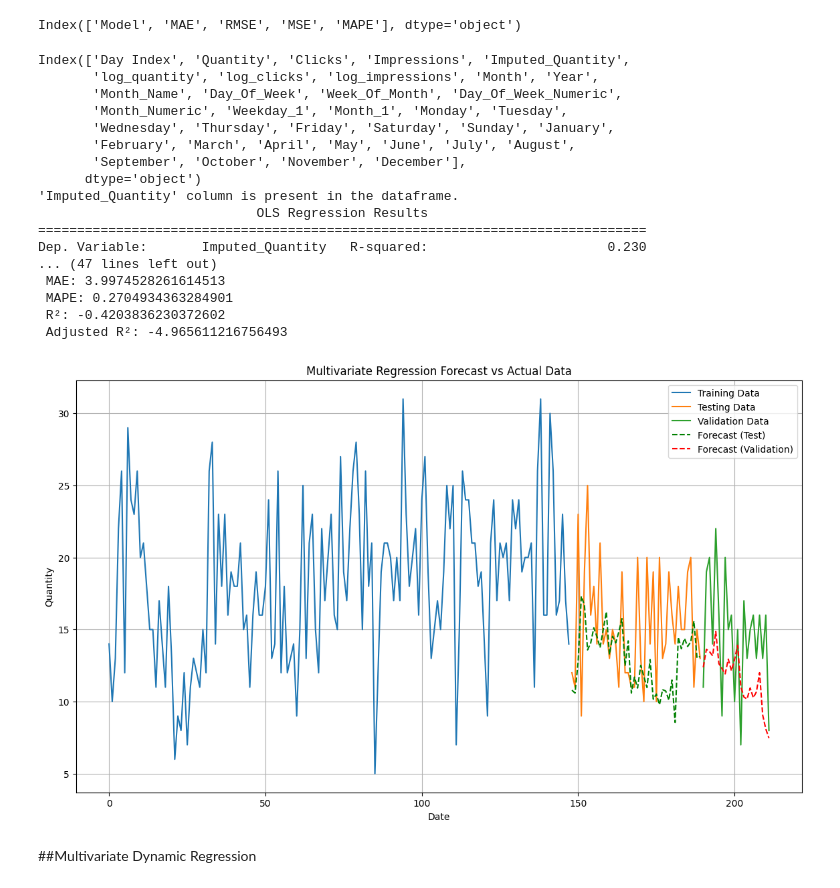
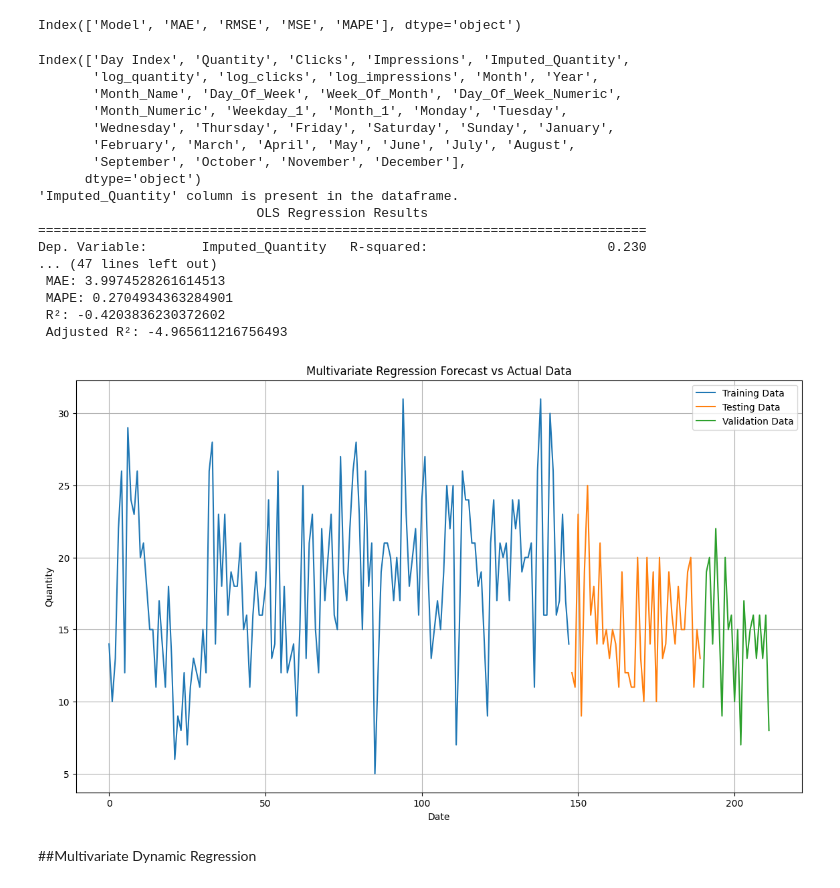
Before and after one commit to springboardmentor436z/FutureCart--AI-Driven-Demand-Prediction, a Jupyter notebook: Futurecart (1) (1).ipynb, the cells around one changed output. Saved outputs shown, nothing was run; the diff lists cells and outputs as text; code cells hidden in the pictures.

```diff
--- a/Futurecart (1) (1).ipynb
+++ b/Futurecart (1) (1).ipynb
@@ -1551,40 +1551,35 @@ def plot_multivar_forecast(train_data, test_data, validation_data, forecast_test
     # Plot validation data
     plt.plot(validation_data.index, validation_data, label='Validation Data')
 
-    # Plot forecast for testing data
-    plt.plot(test_data.index, forecast_test, linestyle='--', color='g', label='Forecast (Test)')
-
-    # Plot forecast for validation data
-    plt.plot(validation_data.index, forecast_validation, linestyle='--', color='r', label='Forecast (Validation)')
 
     plt.title('Multivariate Regression Forecast vs Actual Data')
     plt.xlabel('Date')
     plt.ylabel('Quantity')
     plt.legend()
     plt.grid(True)
     plt.show()
 
 # Plot forecast
 plot_multivar_forecast(train_target, test_target, validation_target, test_predictions, validation_predictions)
 # %% [output]
 Index(['Day Index', 'Quantity', 'Clicks', 'Impressions', 'Imputed_Quantity',
        'log_quantity', 'log_clicks', 'log_impressions', 'Month', 'Year',
        'Month_Name', 'Day_Of_Week', 'Week_Of_Month', 'Day_Of_Week_Numeric',
        'Month_Numeric', 'Weekday_1', 'Month_1', 'Monday', 'Tuesday',
        'Wednesday', 'Thursday', 'Friday', 'Saturday', 'Sunday', 'January',
        'February', 'March', 'April', 'May', 'June', 'July', 'August',
        'September', 'October', 'November', 'December'],
       dtype='object')
 'Imputed_Quantity' column is present in the dataframe.
                             OLS Regression Results
 ==============================================================================
 Dep. Variable:       Imputed_Quantity   R-squared:                       0.230
 ... (47 lines left out)
  MAE: 3.9974528261614513
  MAPE: 0.2704934363284901
  R²: -0.4203836230372602
  Adjusted R²: -4.965611216756493
-[figure, old version]
+[figure, new version]
 # %% [markdown]
 ##Multivariate Dynamic Regression
 # %%
```
